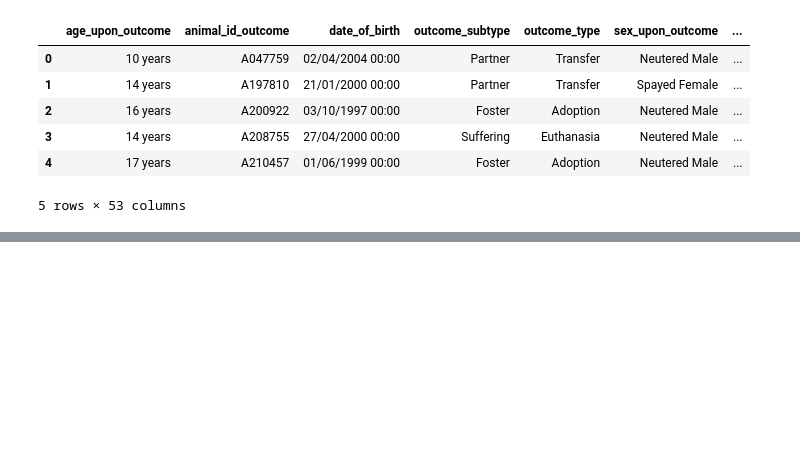
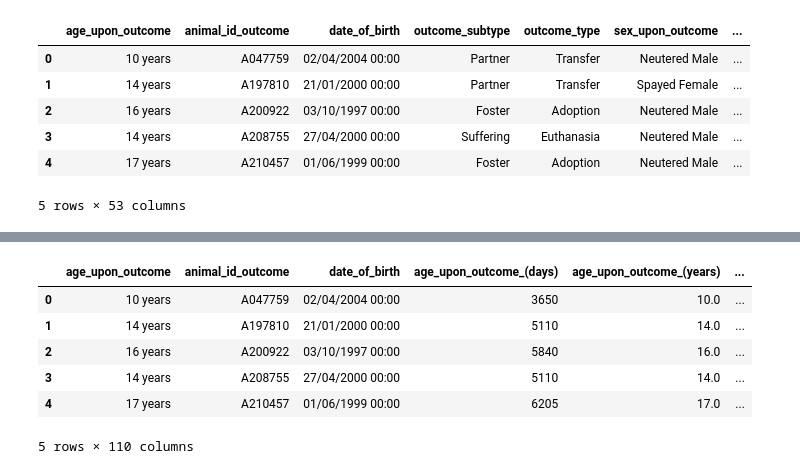
Before and after one commit to juliaguiar1/projetos3-julia, a Jupyter notebook: utils/preprocess.ipynb, the cells around one changed output, grey strips where cells are left out. Drawn from its saved outputs; the diff is of its cells as text; code cells hidden in the pictures; blank space fills up the shorter version.

Commit message:
UPDATE: criação dos datasets padronizados e normalizados

```diff
--- a/utils/preprocess.ipynb
+++ b/utils/preprocess.ipynb
@@ -300,0 +357,30 @@ data_normalized.head()
+# %%
+# Lista das colunas categóricas a serem codificadas
+categorical_columns = [
+    'outcome_subtype',
+    'outcome_type',
+    'sex_upon_outcome',
+    'outcome_weekday',
+    'animal_type',
+    'intake_condition',
+    'intake_type',
+    'sex_upon_intake',
+    'intake_weekday'
+]
+
+# Aplicando One-Hot Encoding ao data_scaled
+data_scaled = pd.get_dummies(data_scaled, columns=categorical_columns)
+
+# Aplicando One-Hot Encoding ao data_normalized
+data_normalized = pd.get_dummies(data_normalized, columns=categorical_columns)
+# %%
+# Verificando o resultado após o One-Hot Encoding no dataset Padronizado
+data_scaled.head()
+# %% [output]
+|  | age_upon_outcome | animal_id_outcome | date_of_birth | age_upon_outcome_(days) | age_upon_outcome_(years) | ... |
+| 0 | 10 years | A047759 | 02/04/2004 00:00 | 3650 | 10.0 | ... |
+| 1 | 14 years | A197810 | 21/01/2000 00:00 | 5110 | 14.0 | ... |
+| 2 | 16 years | A200922 | 03/10/1997 00:00 | 5840 | 16.0 | ... |
+| 3 | 14 years | A208755 | 27/04/2000 00:00 | 5110 | 14.0 | ... |
+| 4 | 17 years | A210457 | 01/06/1999 00:00 | 6205 | 17.0 | ... |
+5 rows × 110 columns
```
Also changed, not shown: parts of 33 cells of this notebook, 3 other files.
